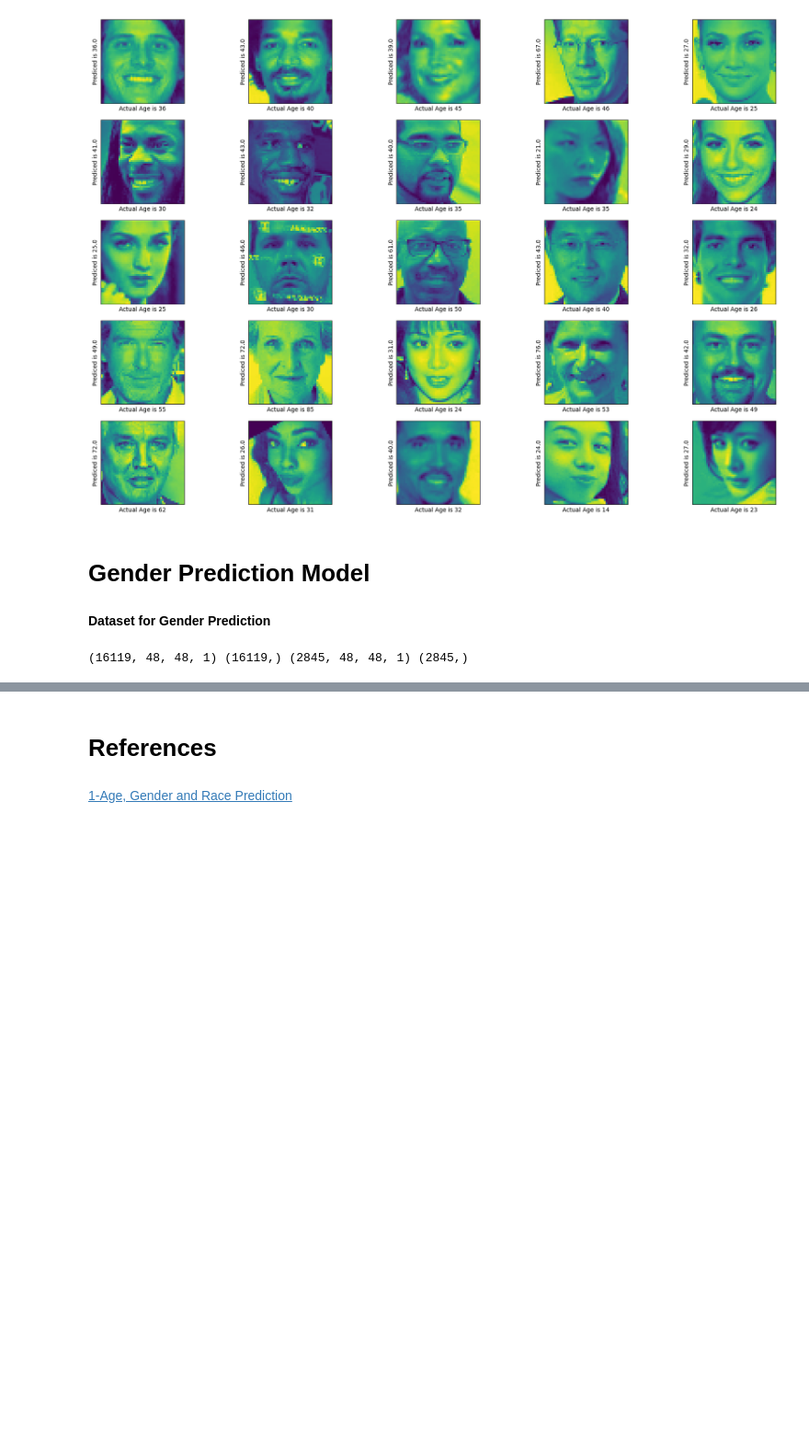
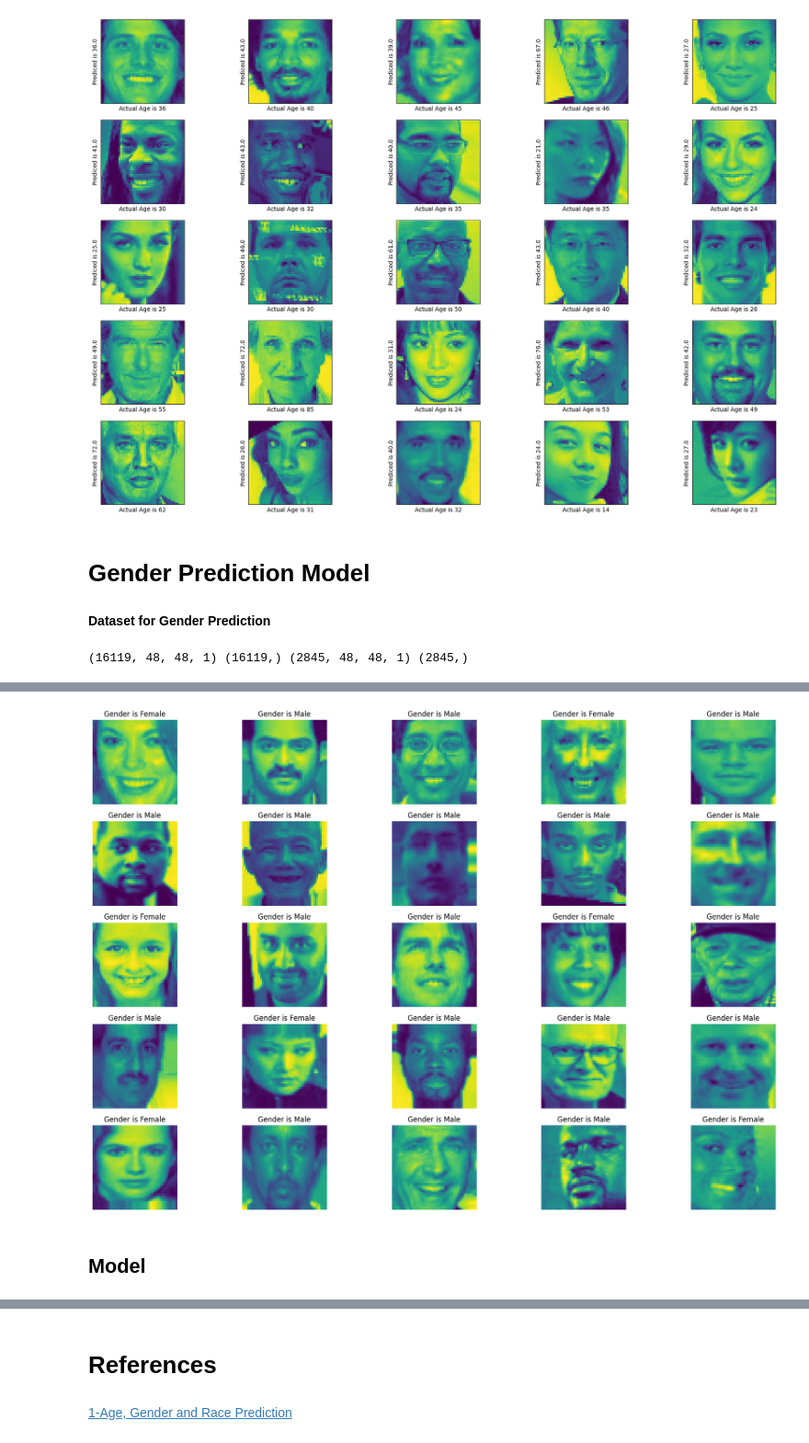
Before and after one commit to dr-mushtaq/Projects, a Jupyter notebook: Age,_Gender_and_Race_Prediction.ipynb, the cells around one changed output, grey strips where cells are left out. Shown at 92% size. Cells and saved outputs as stored; diff of their text form; code cells hidden in the pictures; blank space fills up the shorter version.

```diff
--- a/Age,_Gender_and_Race_Prediction.ipynb
+++ b/Age,_Gender_and_Race_Prediction.ipynb
@@ -281,0 +284,6 @@ print(x_train_gen.shape,y_train_gen.shape,x_val_gen.shape,y_val_gen.shape)
+# %%
+gender = ["Male","Female"]
+# %%
+gen_train_ds = traingen.flow(x_train_gen,y_train_gen,
+                        batch_size = 32
+                       )
@@ -281,0 +299,17 @@ print(x_train_gen.shape,y_train_gen.shape,x_val_gen.shape,y_val_gen.shape)
+# %%
+#one batch
+def showImagesGender(img,label):
+    plt.figure(figsize=[22,15])
+    for i in range(25):
+        plt.subplot(5,5,i+1)
+        plt.imshow(img[i])
+        plt.title("Gender is {}".format(gender[label[i]]))
+        plt.axis('off')
+    plt.show()
+# %%
+A,b = next(gen_train_ds)
+showImagesGender(A,b)
+# %% [output]
+[figure, added]
+# %% [markdown]
+## **Model**
```
Also changed, not shown: parts of 21 cells of this notebook.
